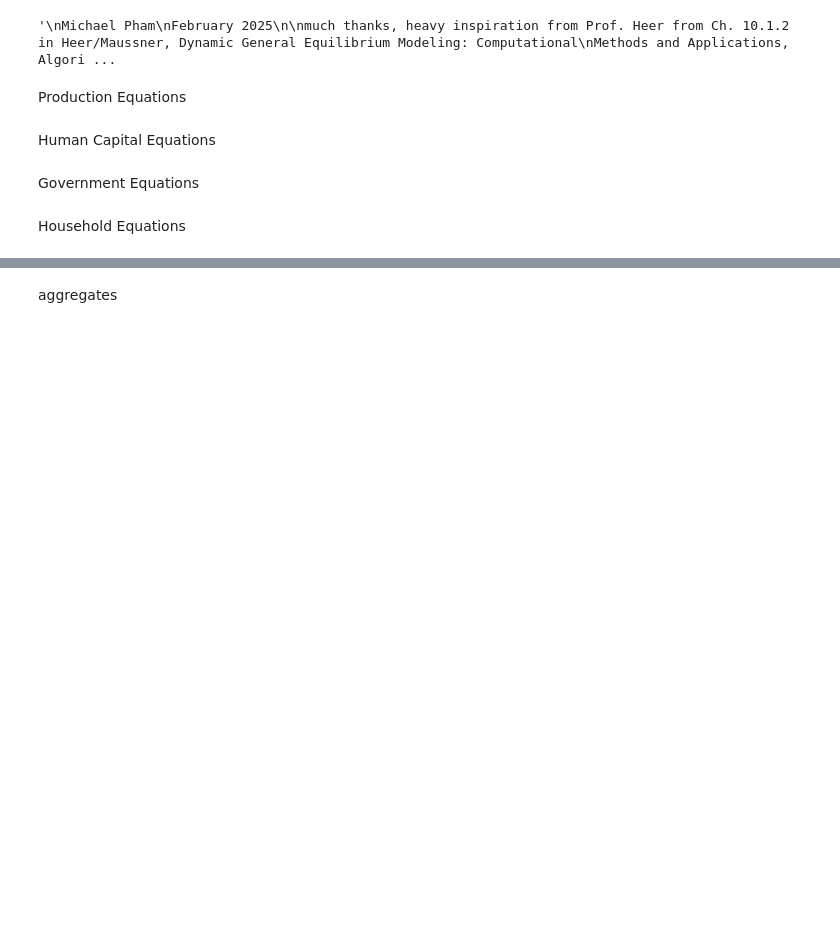
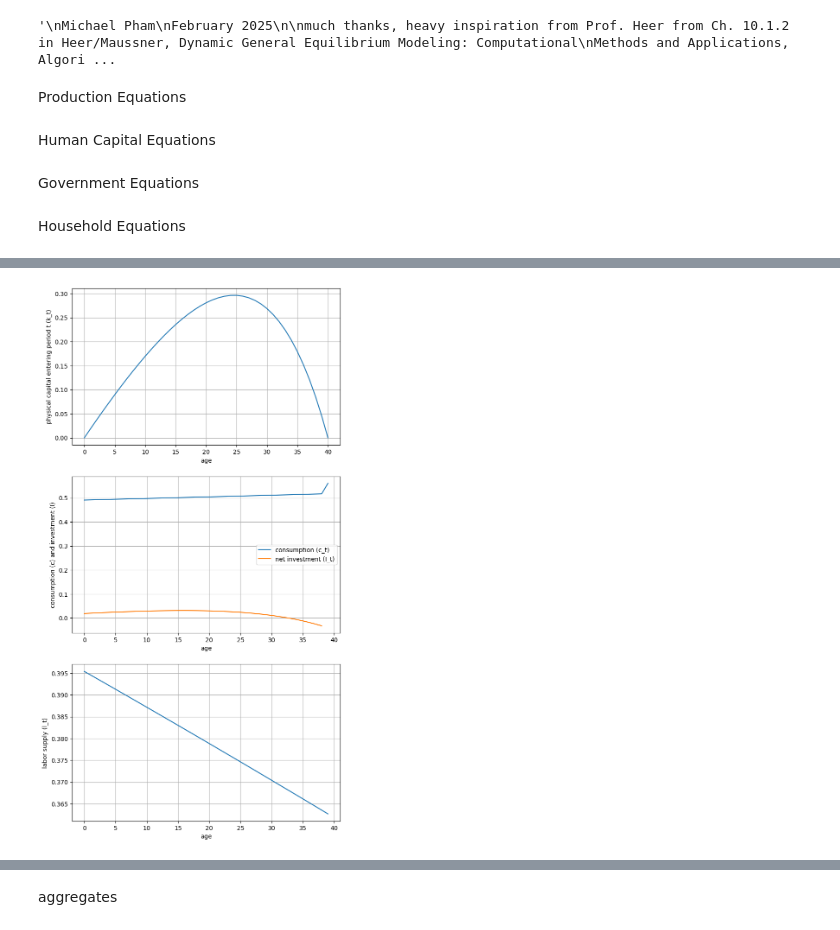
Before and after one commit to mpham8/macro-debtrelief-humancapital, a Jupyter notebook: hc-olg-model/ss_run4.ipynb, the cells around one changed output, grey strips where cells are left out. Drawn from its saved outputs; the diff is of its cells as text; code cells hidden in the pictures; blank space fills up the shorter version.

Commit message:
working, but haven't checked full convergence yet

```diff
--- a/hc-olg-model/ss_run4.ipynb
+++ b/hc-olg-model/ss_run4.ipynb
@@ -211,17 +212,20 @@ def value_function(next_value_interpolator, k, k_prev, h, w, r, tau, T):
 def consumption(k_prev, k, h, l, w, r, tau, T):
   return (1-tau)*w*h*l + (1+ r)*k_prev - tau*r*max(k_prev, 0) + T - k
 # %%
+h_init = 2
+l_init = 0.3
+
 #initialize steady state variable predictions
 L_bar = l_init #refers to guess of L in this period
 H_bar = h_init #refers to guess of H in this period
-K_bar = ((r_init + delta)/(alpha*tfp))**(1/(alpha-1)) * (H_bar * L_bar) #new guess!
 Z_bar = 0.1
+K_bar = ((r_init + delta)/((alpha-psi)*tfp*(Z_bar**psi)))**(1/(alpha-psi-1)) * (H_bar * L_bar) #new guess!
 L_old = L_bar + 2
 H_old = H_bar + 100
 K_old = K_bar + 100
 Z_old = Z_bar + 100
 
-h = 1
+# h = 3
 l = 0.2
 
 K_bar
@@ -362,7 +366,7 @@ hc_optimal_array = np.zeros((na, nh, child_periods)) #initialize the optimal chi
 
 
 max_iters_ss = max_iters
-tolerance_ss = tolerance
+# tolerance_ss = 0.01
 
 #loop while max_iters not exceeded and difference between this K guess and previous K guess is greater than acceptable tolerance
 while iteration < max_iters - 1 and K_diff > tolerance: #TODO fix k tolerance
@@ -371,7 +375,7 @@ while iteration < max_iters - 1 and K_diff > tolerance: #TODO fix k tolerance
   H_diff = abs((H_bar - H_old) / H_bar) #can you solve for H in terms of K?
   L_diff = abs((L_bar - L_old) / L_bar)
   Z_diff = abs((Z_bar - Z_old) / Z_bar)
-  print(f"iter: {iteration}; K change: {K_diff:.2f}; H change: {H_diff:.2f}; L change: {L_diff:.2f}; Z change: {Z_diff:.2f}")
+  # print(f"iter: {iteration}; K change: {K_diff:.2f}; H change: {H_diff:.2f}; L change: {L_diff:.2f}; Z change: {Z_diff:.2f}")
 
   #calculate variables based on new guess of K, H, L
   w = wage_rate(Z_prev = Z_bar, K_prev = K_bar, H = H_bar, L = L_bar)
@@ -423,8 +427,8 @@ while iteration < max_iters - 1 and K_diff > tolerance: #TODO fix k tolerance
 
 
 
-    print("hc_min:", hc_min)
-    print("hc_max:", hc_max)
+    # print("hc_min:", hc_min)
+    # print("hc_max:", hc_max)
 
     # hc_minval = min(hc_min[1:])
     # hc_maxval = max(hc_max[1:])
@@ -435,8 +439,10 @@ while iteration < max_iters - 1 and K_diff > tolerance: #TODO fix k tolerance
     # dampssw1final = dampssw
     # dampssw2final = dampssw
 
-    # h_grid = loggrid(hc_minval[child_periods-1], min(h_max, hc_maxval[child_periods-1]), nh, deggridh)
-  h_grid = loggrid(hc_min[child_periods], min(h_max, hc_max[child_periods]), nh, deggridh)
+  # h_grid = loggrid(hc_minval[child_periods-1], min(h_max, hc_maxval[child_periods-1]), nh, deggridh)
+  # h_grid = loggrid(hc_min[child_periods], min(h_max, hc_max[child_periods]), nh, deggridh)
+  h_grid = loggrid(hc_min[child_periods], max(h_max, hc_max[child_periods]), nh, deggridh)
+
     # print(f"h_grid: {h_grid}")
   k_grid = loggrid(k_min, k_max, na, deggridk)
     # print(f"h_grid: {k_grid}")
@@ -459,8 +465,8 @@ while iteration < max_iters - 1 and K_diff > tolerance: #TODO fix k tolerance
       # print(z)
       invThcall[:,:,i] = z
 
-  print(invTa)
-  print(invThcall[:,:,2])
+  # print(invTa)
+  # print(invThcall[:,:,2])
     # break #427
     # compute last period value function st eq. 15
     # FIX THIS LATER
@@ -511,13 +517,14 @@ while iteration < max_iters - 1 and K_diff > tolerance: #TODO fix k tolerance
 
   #compute policy function
   for i in range(periods-1, 0, -1): #loop backwards from age 60 to 0
+
     for ih in range(nh):
       vr_polate = interpolate.interp1d(k_grid, v_optimal_array[:,ih,i], kind='cubic', fill_value='extrapolate') #interpolator which lines up k_grid with value_array row i
       h0 = h_grid[ih]
       m0 = 0
 
       for ik in range(na): #iteration through all possible kt-1 assets could come into periods with
-        print(f"backwards iter: {iteration}, solving for age: {i}, k_t-1: {k_grid[ik]}, h_t: {h_grid[ih]}")
+        # print(f"backwards iter: {iteration}, solving for age: {i}, k_t-1: {k_grid[ik]}, h_t: {h_grid[ih]}")
 
         k0 = k_grid[ik]
 
@@ -556,24 +563,24 @@ while iteration < max_iters - 1 and K_diff > tolerance: #TODO fix k tolerance
             # w = wage_rate(K_prev = k_grid[m], H = H_bar, L = L_bar)
             # r = interest_rate(K_prev = k_grid[m], H = H_bar, L = L_bar)
             # T = transfer(K_prev = k_grid[m], H = H_bar, L = L_bar, G = grants, tau = tau, w = w, r = r)
-            if value_function(vr_polate, k = ax, k_prev = k0, h = h, w = w, r = r, tau = tau, T = T) > value_function(vr_polate, k = k_eps, k_prev = k0, h = h, w = w, r = r, tau = tau, T = T):
+            if value_function(vr_polate, k = ax, k_prev = k0, h = h0, w = w, r = r, tau = tau, T = T) > value_function(vr_polate, k = k_eps, k_prev = k0, h = h0, w = w, r = r, tau = tau, T = T):
               k1_optimal_array[ik, ih, i-1]=0
             else:
               # k_optimal_array[j,i-1] = Search(value_function, left=ax, initial_guess=k_eps, right=cx, tolerance=tolerance_gs, k_prev=k0, l=l, h=h, w=w, r=r, tau=tau, T=T)
               k1_optimal_array[ik, ih, i-1] = Search(vr_polate, value_function, ax, k_eps, cx, tolerance_gs,
-                  k_prev=k0, h=h, w=w, r=r, tau=tau, T=T).find_max()
+                  k_prev=k0, h=h0, w=w, r=r, tau=tau, T=T).find_max()
 
         elif bx==cx:  # corner solution: a'=a[na-1]=kmax?
             # w = wage_rate(K_prev = k_grid[na-1], H = H_bar, L = L_bar)
             # r = interest_rate(K_prev = k_grid[na-1], H = H_bar, L = L_bar)
             # T = transfer(K_prev = k_grid[na-1], H = H_bar, L = L_bar, G = grants, tau = tau, w = w, r = r)
-            if value_function(vr_polate, k = k_grid[na-1], k_prev = k0, h = h, w = w, r = r, tau = tau, T = T) > value_function(vr_polate, k = k_grid[na-1] - k_eps, k_prev = k0, h = h, w = w, r = r, tau = tau, T = T):
+            if value_function(vr_polate, k = k_grid[na-1], k_prev = k0, h = h0, w = w, r = r, tau = tau, T = T) > value_function(vr_polate, k = k_grid[na-1] - k_eps, k_prev = k0, h = h0, w = w, r = r, tau = tau, T = T):
               k1_optimal_array[ik, ih, i-1] = k_grid[na-1]
             else:
               # k_optimal_array[j,i-1] = Search(value_function, left=k_grid[na-2], initial_guess=k_max-k_eps, right=k_max, tolerance=tolerance_gs,
               #     k_prev=k0, l=l, h=h, w=w, r=r, tau=tau, T=T)
               k1_optimal_array[ik, ih, i-1] = Search(vr_polate, value_function, k_grid[na-2], k_max-k_eps, k_max, tolerance_gs,
-                  k_prev=k0, h=h, w=w, r=r, tau=tau, T=T).find_max()
+                  k_prev=k0, h=h0, w=w, r=r, tau=tau, T=T).find_max()
 
         else:
             # w = wage_rate(K_prev = k_grid[m], H = H_bar, L = L_bar)
@@ -581,23 +588,45 @@ while iteration < max_iters - 1 and K_diff > tolerance: #TODO fix k tolerance
             # T = transfer(K_prev = k_grid[m], H = H_bar, L = L_bar, G = grants, tau = tau, w = w, r = r)
             # k_optimal_array[j,i-1] = Search(value_function, left=ax, initial_guess=bx, right=cx, tolerance=tolerance_gs,
             #       k_prev=k0, l=l, h=h, w=w, r=r, tau=tau, T=T)
-            k1_optimal_array[ik,i-1] = Search(vr_polate, value_function, ax, bx, cx, tolerance_gs,
-                  k_prev=k0, h=h, w=w, r=r, tau=tau, T=T).find_max()
+            k1_optimal_array[ik,ih, i-1] = Search(vr_polate, value_function, ax, bx, cx, tolerance_gs,
+                  k_prev=k0, h=h0, w=w, r=r, tau=tau, T=T).find_max()
 
 
 
-      k1 = k1_optimal_array[ik, ih, i-1]
-      v_optimal_array[ik, ih, i-1] = value_function(vr_polate, k1_optimal_array[ik, ih, i-1], k_prev = k0, h = h, w = w, r = r, tau = tau, T = T)
+        k1 = k1_optimal_array[ik, ih, i-1]
+        v_optimal_array[ik, ih, i-1] = value_function(vr_polate, k1_optimal_array[ik, ih, i-1], k_prev = k0, h = h0, w = w, r = r, tau = tau, T = T)
       # l_optimal_array[ik, ih, i-1] = labor_foc(k = k1, k_prev = k0, h = h, w = w, r = r, tau = tau, T = T)
       # c_optimal_array[ik,ih, i-1] = (1-tau)*w*h*l_optimal_array[ik, ih, i-1] + r*k0 - tau*r*max(k0, 0) + T - k1
       # # print(f"iter: {iteration}, i: {i}, k opt: {k1}")
 
 
+
+
+  # Display the full arrays without truncation
+  np.set_printoptions(threshold=np.inf)
+  print("\nFull output of k1_optimal_array[0]:")
+  print(k1_optimal_array[0])
+  print("\nFull output of k1_optimal_array[10]:")
+  print(k1_optimal_array[10])
+  # Reset print options to default
+  np.set_printoptions(threshold=1000)
+
   iteration_ss = -1
   diff_ss = 99
   h0sim = 1
+  max_iters_ss = 30
+  h = h0sim
+  tolerance_ss = 0.005
 
-  while iteration_ss < max_iters_ss - 1 and diff_ss > tolerance:
+  # k_gen = np.zeros(periods + 1)
+  # l_gen = np.zeros(periods)
+  # c_gen = np.zeros(periods)
+  # hc_gen = np.zeros(child_periods + 1)
+  # i_gen = np.zeros(periods)
+
+  while iteration_ss < max_iters_ss - 1 and diff_ss > tolerance_ss:
+    iteration_ss += 1
+
     k_gen = np.zeros(periods + 1)
     l_gen = np.zeros(periods)
     c_gen = np.zeros(periods)
@@ -606,13 +635,13 @@ while iteration < max_iters - 1 and K_diff > tolerance: #TODO fix k tolerance
 
 
     k_gen[0] = k_start
-    hc_gen[0] = h0sim
+    hc_gen[0] = h
 
     for q in range(periods):
       bi_polate = interpolate.RegularGridInterpolator((k_grid, h_grid), k1_optimal_array[:,:,q], method='linear', bounds_error=False, fill_value=None) #bilinear interpolator using k_grid and h_grid
 
-      if q != periods:
-        k_gen[q+1] = bi_polate(k_gen[q], h) #right index?
+      if q < periods - 1:
+        k_gen[q+1] = float(bi_polate(np.array([[k_gen[q], h]]))) #right index?
       else:
         k_gen[q+1] =0
 
@@ -630,19 +659,27 @@ while iteration < max_iters - 1 and K_diff > tolerance: #TODO fix k tolerance
         #could have phi and everything vary here
 
         log_h = np.log(h) + 1
-        e_p = ((omega * log_h) * (1-l)) / (1 + omega * log_h)
-        hc_gen[q+1] = human_capital_formation(h_c = hc_gen[0], e_p = e_p, I_e = I_e, e_mean = e_mean, I_e_mean = I_e_mean)
+        e_p = ((omega * log_h) * (1-l_gen[q])) / (1 + omega * log_h)
+        hc_gen[q+1] = human_capital_formation(h_c = hc_gen[q], e_p = e_p, I_e = Ie, e_mean = e_mean[q], I_e_mean = I_e_mean)
+        print(f"age: {q}, ep: {e_p}, hc: {hc_gen[q+1]}")
 
-    final_period_assets = (1-tau)*w*H_bar*l_gen[periods-1] + (1+r)*k_gen[periods-1] - tau*r*max(k_gen[periods-1], 0) + T
+    print(f"Ie: {Ie}")
+    final_period_assets = (1-tau)*w*h*l_gen[periods-1] + (1+r)*k_gen[periods-2] - tau*r*max(k_gen[periods-2], 0) + T
     c_gen[periods-1] = final_period_assets
+
+    # print(hc_gen)
+    diff_ss = abs((h - hc_gen[child_periods])/h)
+    print(f"diff_ss: {diff_ss}, h: {h}, hc_gen[child_periods]: {hc_gen[child_periods]}")
+    h = hc_gen[child_periods] #check to see if right
 
     #could shock h each period
 
-    h = hc_gen[child_periods] #check to see if right
+    #add distance h and iter increment
+
 
   K_new = np.mean(k_gen[:periods-1])
   L_new = np.mean(l_gen)
-  H_new = np.mean(h)
+  H_new = h
 
   K_bar = phi*K_old + (1-phi)*K_new
   H_bar = phi*H_old + (1-phi)*H_new
@@ -713,0 +741 @@ backwards iter: 0, solving for
+[figure, added]
```
Also changed, not shown: parts of 5 cells of this notebook.
